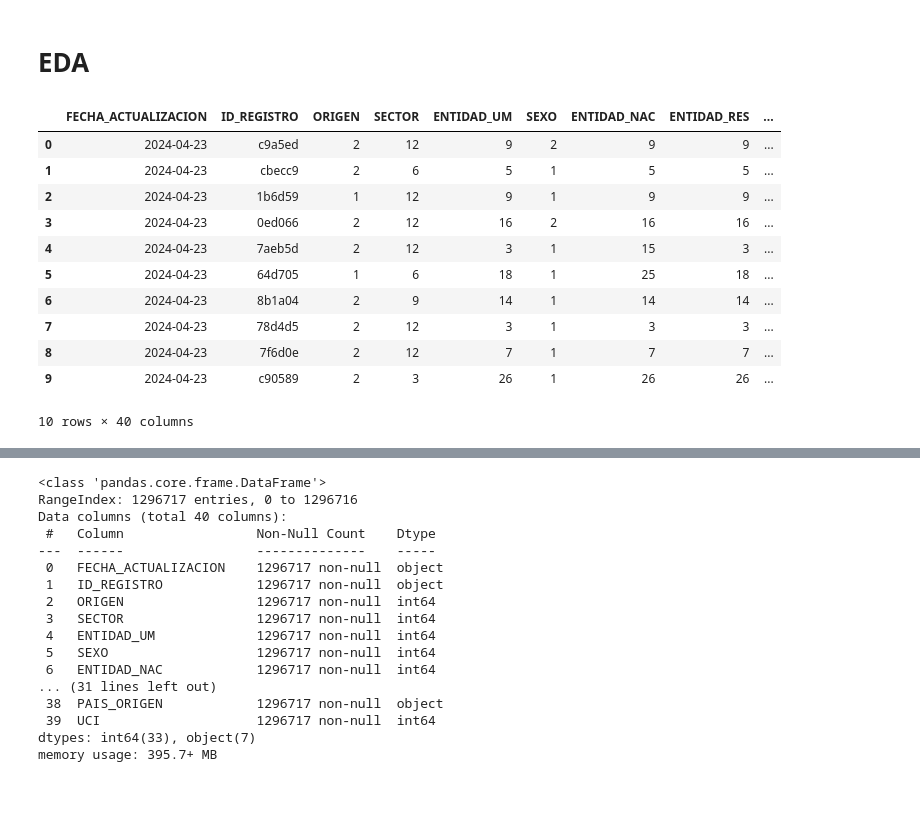
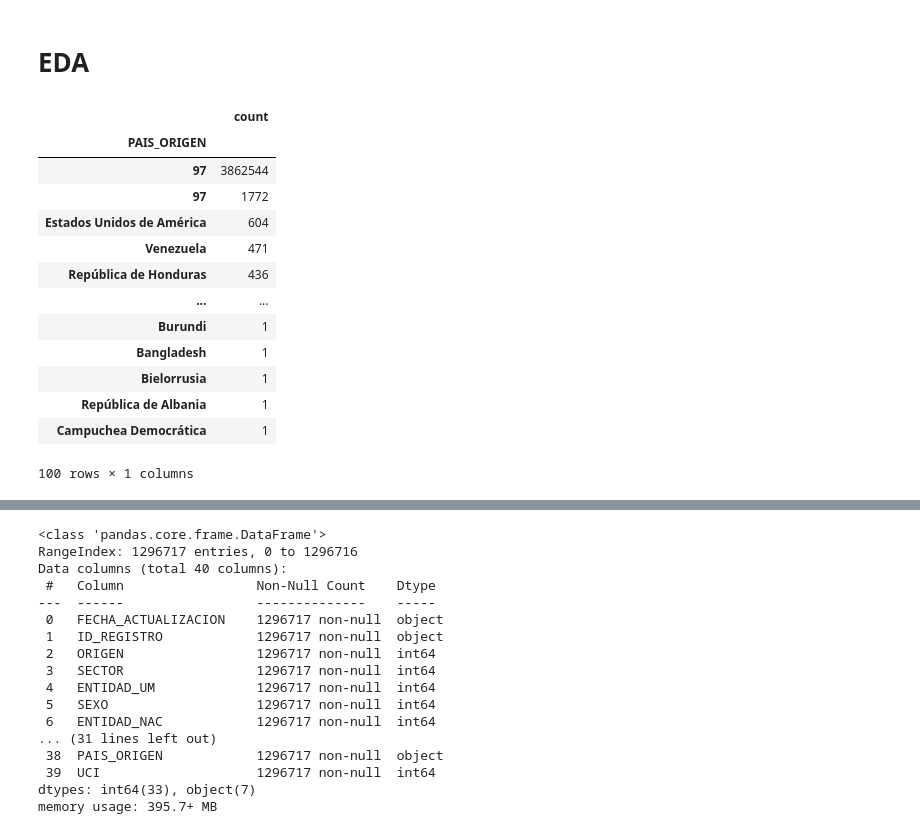
Before and after one commit to miguelzpresa/Covid-LATAM-Study, a Jupyter notebook: eda.ipynb, the cells around one changed output, grey strips where cells are left out. Cells and saved outputs as stored; diff of their text form; code cells hidden in the pictures; blank space fills up the shorter version.

```diff
--- a/eda.ipynb
+++ b/eda.ipynb
@@ -31,18 +55,29 @@ FileNotFoundError: [Errno 2] No such file or directory: './datasets/diccionario_
 # %% [markdown]
 # EDA
 # %%
-df = pd.read_csv(path + "COVID19MEXICO.csv", encoding="latin-1")
-df.head(10)
+#df = pd.read_csv(path + "COVID19MEXICO2020.csv",usecols=[38] )
+
+#df = pd.read_csv(path + "COVID19MEXICO.csv", encoding="latin-1")
+#df.iloc[:,20:31].head(10)
-# %% [output]
-|  | FECHA_ACTUALIZACION | ID_REGISTRO | ORIGEN | SECTOR | ENTIDAD_UM | SEXO | ENTIDAD_NAC | ENTIDAD_RES | ... |
-| 0 | 2024-04-23 | c9a5ed | 2 | 12 | 9 | 2 | 9 | 9 | ... |
-| 1 | 2024-04-23 | cbecc9 | 2 | 6 | 5 | 1 | 5 | 5 | ... |
-| 2 | 2024-04-23 | 1b6d59 | 1 | 12 | 9 | 1 | 9 | 9 | ... |
-| 3 | 2024-04-23 | 0ed066 | 2 | 12 | 16 | 2 | 16 | 16 | ... |
-| 4 | 2024-04-23 | 7aeb5d | 2 | 12 | 3 | 1 | 15 | 3 | ... |
-| 5 | 2024-04-23 | 64d705 | 1 | 6 | 18 | 1 | 25 | 18 | ... |
-| 6 | 2024-04-23 | 8b1a04 | 2 | 9 | 14 | 1 | 14 | 14 | ... |
-| 7 | 2024-04-23 | 78d4d5 | 2 | 12 | 3 | 1 | 3 | 3 | ... |
-| 8 | 2024-04-23 | 7f6d0e | 2 | 12 | 7 | 1 | 7 | 7 | ... |
-| 9 | 2024-04-23 | c90589 | 2 | 3 | 26 | 1 | 26 | 26 | ... |
-10 rows × 40 columns
+# %%
+c = df.value_counts()
+# %%
+#c.filter(like = "M")
+#print(c)
+df2 = c.to_frame()
+df2
+# %% [output]
+|  | count |
+| PAIS_ORIGEN |  |
+| 97 | 3862544 |
+| 97 | 1772 |
+| Estados Unidos de América | 604 |
+| Venezuela | 471 |
+| República de Honduras | 436 |
+| ... | ... |
+| Burundi | 1 |
+| Bangladesh | 1 |
+| Bielorrusia | 1 |
+| República de Albania | 1 |
+| Campuchea Democrática | 1 |
+100 rows × 1 columns
```
Also changed, not shown: parts of 10 cells of this notebook.
